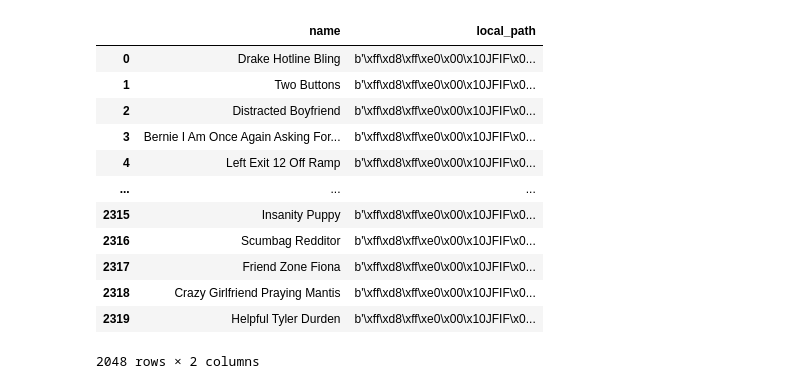
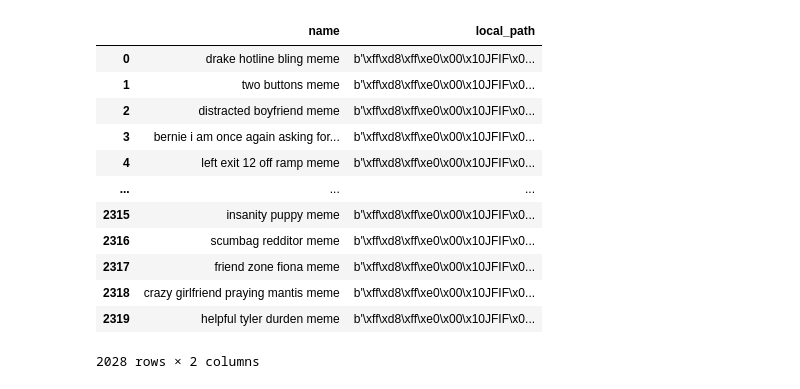
Before and after one commit to Erdmond/NIR_meme_templates, a Jupyter notebook: notebooks/1_preprocess_data.ipynb, the cells around one changed output. Cells and saved outputs as stored; diff of their text form; code cells hidden in the pictures.

```diff
--- a/notebooks/1_preprocess_data.ipynb
+++ b/notebooks/1_preprocess_data.ipynb
@@ -6,24 +6,24 @@ from sentence_transformers import SentenceTransformer
 # %%
 df = pd.read_parquet(r'../data/memes.parquet', columns=['name', 'local_path'])
 df['local_path'] = df['local_path'].apply(lambda x: x['bytes'])
-df['name'] = df['name'].apply(lambda x: x.replace(' Meme', ''))
+df['name'] = df['name'].apply(lambda x: x.lower().replace(' Meme', ''))
 df.drop_duplicates(subset=['name'], keep='first', inplace=True)
 
 df
 # %% [output]
 |  | name | local_path |
-| 0 | Drake Hotline Bling | b'\xff\xd8\xff\xe0\x00\x10JFIF\x0... |
-| 1 | Two Buttons | b'\xff\xd8\xff\xe0\x00\x10JFIF\x0... |
-| 2 | Distracted Boyfriend | b'\xff\xd8\xff\xe0\x00\x10JFIF\x0... |
-| 3 | Bernie I Am Once Again Asking For... | b'\xff\xd8\xff\xe0\x00\x10JFIF\x0... |
-| 4 | Left Exit 12 Off Ramp | b'\xff\xd8\xff\xe0\x00\x10JFIF\x0... |
+| 0 | drake hotline bling meme | b'\xff\xd8\xff\xe0\x00\x10JFIF\x0... |
+| 1 | two buttons meme | b'\xff\xd8\xff\xe0\x00\x10JFIF\x0... |
+| 2 | distracted boyfriend meme | b'\xff\xd8\xff\xe0\x00\x10JFIF\x0... |
+| 3 | bernie i am once again asking for... | b'\xff\xd8\xff\xe0\x00\x10JFIF\x0... |
+| 4 | left exit 12 off ramp meme | b'\xff\xd8\xff\xe0\x00\x10JFIF\x0... |
 | ... | ... | ... |
-| 2315 | Insanity Puppy | b'\xff\xd8\xff\xe0\x00\x10JFIF\x0... |
-| 2316 | Scumbag Redditor | b'\xff\xd8\xff\xe0\x00\x10JFIF\x0... |
-| 2317 | Friend Zone Fiona | b'\xff\xd8\xff\xe0\x00\x10JFIF\x0... |
-| 2318 | Crazy Girlfriend Praying Mantis | b'\xff\xd8\xff\xe0\x00\x10JFIF\x0... |
-| 2319 | Helpful Tyler Durden | b'\xff\xd8\xff\xe0\x00\x10JFIF\x0... |
+| 2315 | insanity puppy meme | b'\xff\xd8\xff\xe0\x00\x10JFIF\x0... |
+| 2316 | scumbag redditor meme | b'\xff\xd8\xff\xe0\x00\x10JFIF\x0... |
+| 2317 | friend zone fiona meme | b'\xff\xd8\xff\xe0\x00\x10JFIF\x0... |
+| 2318 | crazy girlfriend praying mantis meme | b'\xff\xd8\xff\xe0\x00\x10JFIF\x0... |
+| 2319 | helpful tyler durden meme | b'\xff\xd8\xff\xe0\x00\x10JFIF\x0... |
-2048 rows × 2 columns
+2028 rows × 2 columns
 # %%
 def bytes_to_html_image(byte_data, width=100):
     img_str = base64.b64encode(byte_data).decode('utf-8')
```
Also changed, not shown: parts of 1 cell of this notebook, 1 other file.
